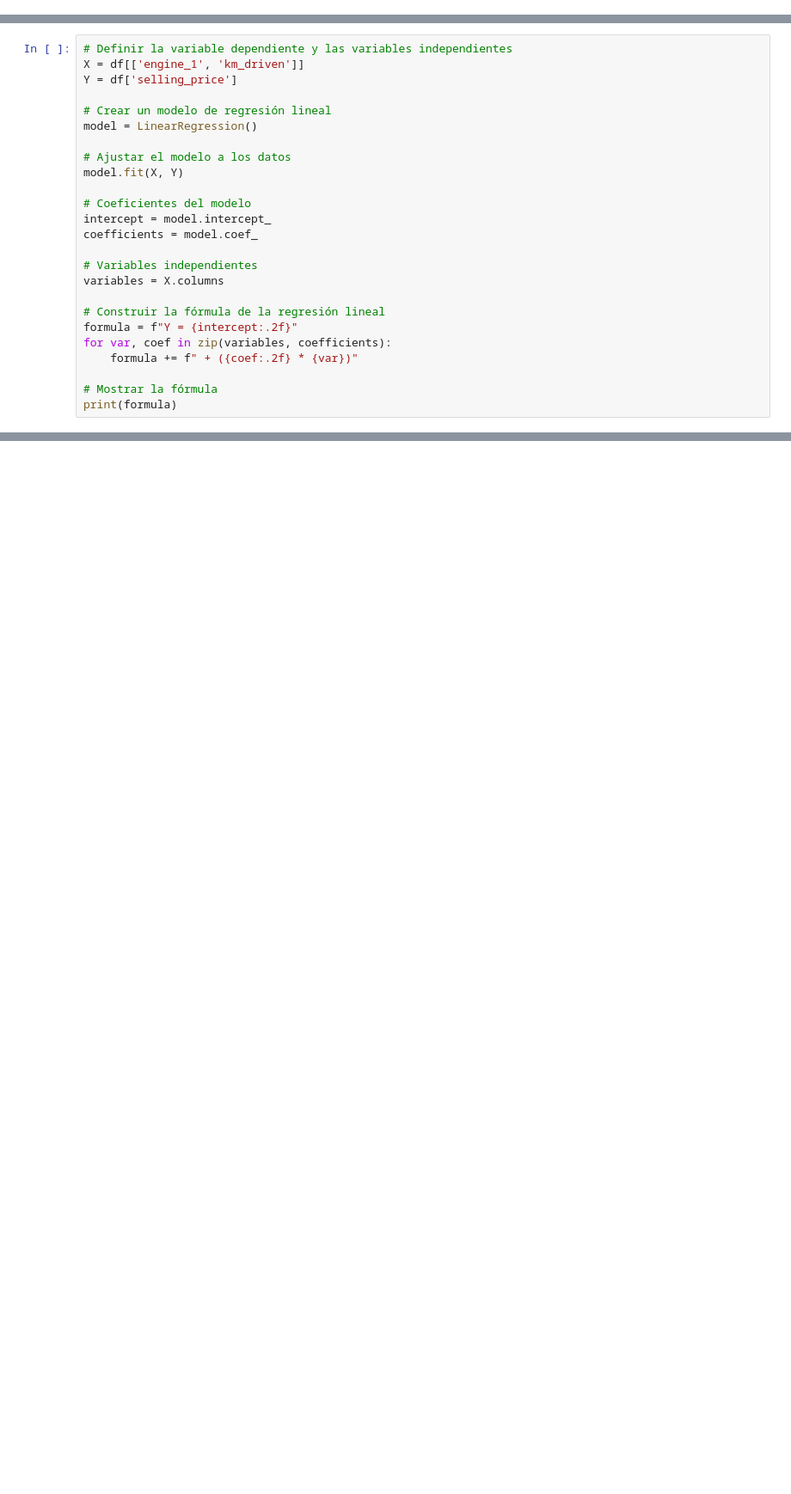
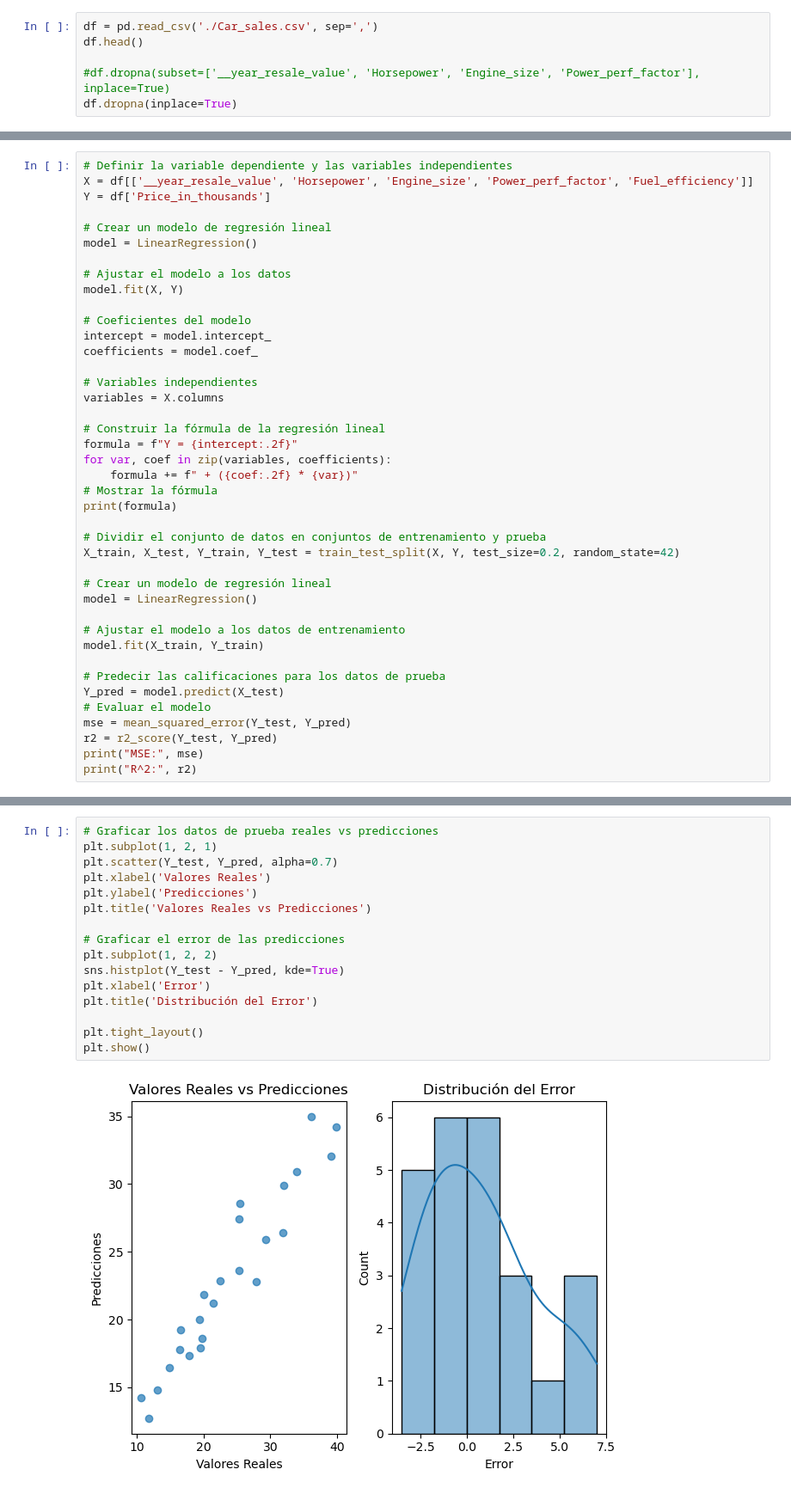
Before and after one commit to ijarpa/Data_Proyects, a Jupyter notebook: ETL - Car_sales_prediction/power_bi.ipynb, the cells around one changed output, grey strips where cells are left out. Shown: that part at 86% size. Drawn from its saved outputs; the diff is of its cells as text; blank space fills up the shorter version.

```diff
--- a/ETL - Car_sales_prediction/power_bi.ipynb
+++ b/ETL - Car_sales_prediction/power_bi.ipynb
@@ -24,0 +8,6 @@ df.head()
+# %%
+df = pd.read_csv('./Car_sales.csv', sep=',')
+df.head()
+
+#df.dropna(subset=['__year_resale_value', 'Horsepower', 'Engine_size', 'Power_perf_factor'], inplace=True)
+df.dropna(inplace=True)
@@ -25,7 +53,7 @@ df.head()
 # %%
 # Definir la variable dependiente y las variables independientes
-X = df[['engine_1', 'km_driven']]
-Y = df['selling_price']
+X = df[['__year_resale_value', 'Horsepower', 'Engine_size', 'Power_perf_factor', 'Fuel_efficiency']]
+Y = df['Price_in_thousands']
 
 # Crear un modelo de regresión lineal
 model = LinearRegression()
@@ -44,7 +72,23 @@ variables = X.columns
 formula = f"Y = {intercept:.2f}"
 for var, coef in zip(variables, coefficients):
     formula += f" + ({coef:.2f} * {var})"
-
 # Mostrar la fórmula
 print(formula)
+
+# Dividir el conjunto de datos en conjuntos de entrenamiento y prueba
+X_train, X_test, Y_train, Y_test = train_test_split(X, Y, test_size=0.2, random_state=42)
+
+# Crear un modelo de regresión lineal
+model = LinearRegression()
+
+# Ajustar el modelo a los datos de entrenamiento
+model.fit(X_train, Y_train)
+
+# Predecir las calificaciones para los datos de prueba
+Y_pred = model.predict(X_test)
+# Evaluar el modelo
+mse = mean_squared_error(Y_test, Y_pred)
+r2 = r2_score(Y_test, Y_pred)
+print("MSE:", mse)
+print("R^2:", r2)
 # %% [output]
@@ -71,0 +98,18 @@ R^2: 0.3219432421754884
+# %%
+# Graficar los datos de prueba reales vs predicciones
+plt.subplot(1, 2, 1)
+plt.scatter(Y_test, Y_pred, alpha=0.7)
+plt.xlabel('Valores Reales')
+plt.ylabel('Predicciones')
+plt.title('Valores Reales vs Predicciones')
+
+# Graficar el error de las predicciones
+plt.subplot(1, 2, 2)
+sns.histplot(Y_test - Y_pred, kde=True)
+plt.xlabel('Error')
+plt.title('Distribución del Error')
+
+plt.tight_layout()
+plt.show()
+# %% [output]
+[figure, added]
```
Also changed, not shown: parts of 8 cells of this notebook, 6 other files.
